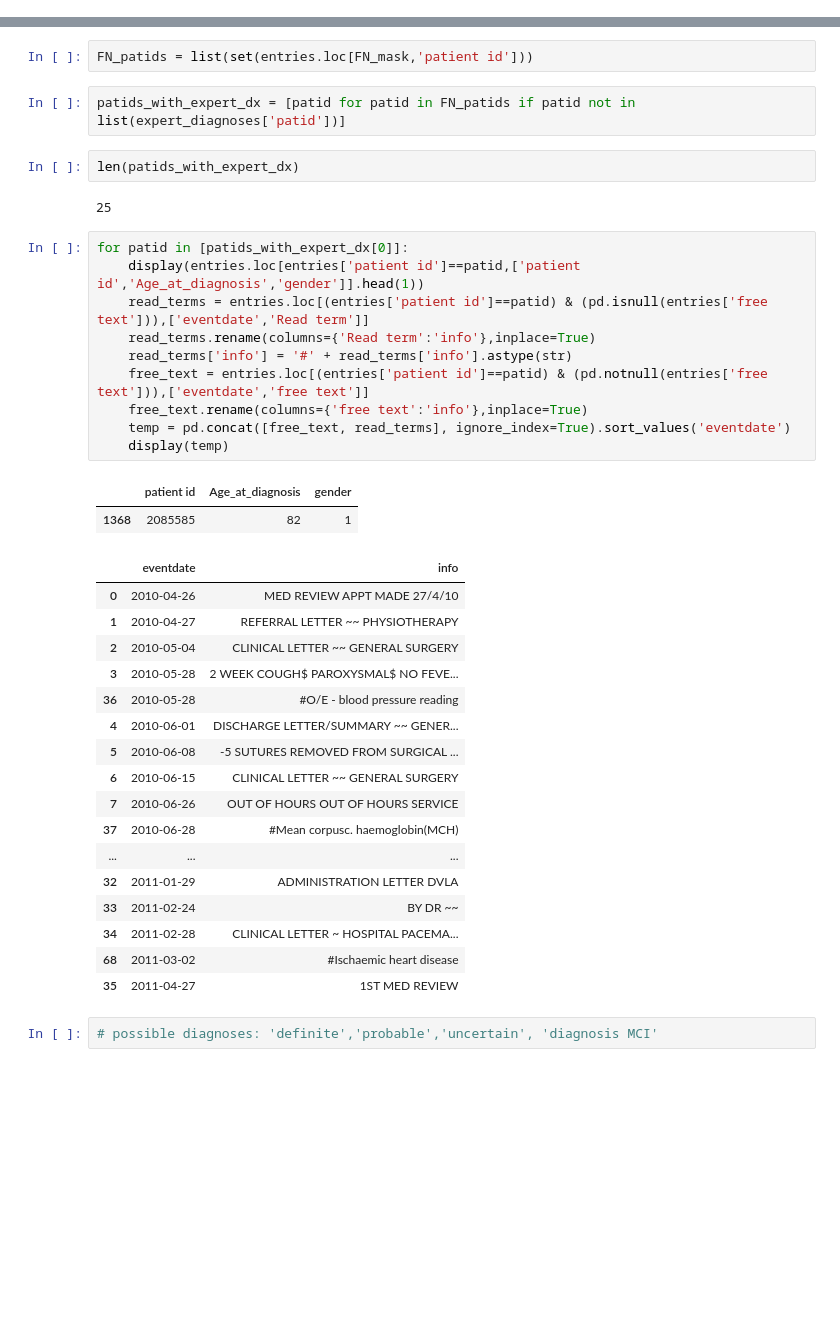
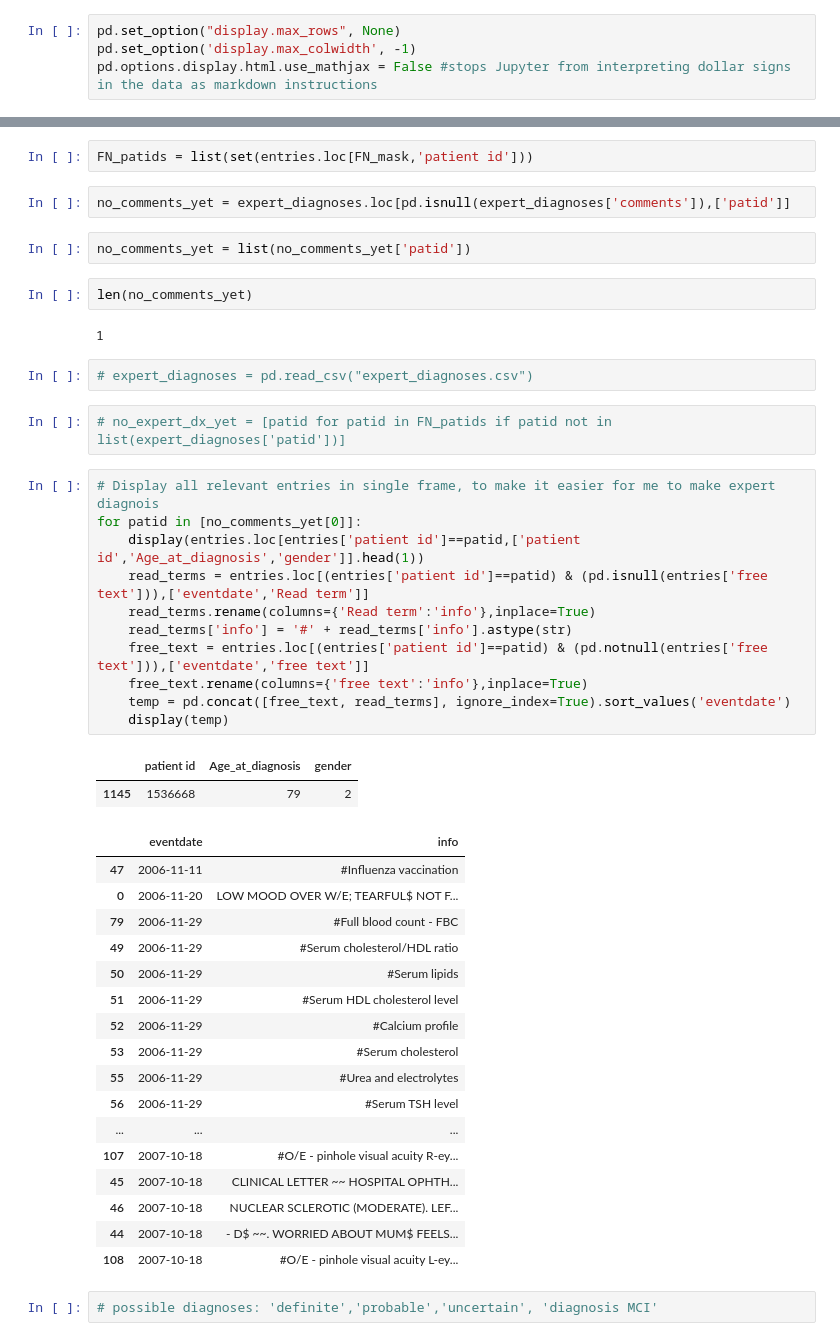
Before and after one commit to zurfarosa/demtext, a Jupyter notebook: make_diagnosis.ipynb, the cells around one changed output, grey strips where cells are left out. Drawn from its saved outputs; the diff is of its cells as text; blank space fills up the shorter version.

Commit message:
expert diagnoses all made

```diff
--- a/make_diagnosis.ipynb
+++ b/make_diagnosis.ipynb
@@ -26,3 +22,7 @@ pd.set_option('display.max_colwidth', -1)
+# %%
+pd.set_option("display.max_rows", None)
+pd.set_option('display.max_colwidth', -1)
+pd.options.display.html.use_mathjax = False #stops Jupyter from interpreting dollar signs in the data as markdown instructions
 # %%
 #create df in which I will store my diagnoses of dementia
 patids_with_expert_dx = pd.DataFrame(columns=['patid','expert_dx'])
@@ -32,41 +32,48 @@ entries = pd.read_excel("Anna's edits v3 FINAL.xlsx",sheet_name='entries')
 FN_mask = entries['entry id'].str.contains('FN')
 # %%
 FN_patids = list(set(entries.loc[FN_mask,'patient id']))
+# %%
+no_comments_yet = expert_diagnoses.loc[pd.isnull(expert_diagnoses['comments']),['patid']]
+# %%
+no_comments_yet = list(no_comments_yet['patid'])
+# %%
+len(no_comments_yet)
+# %% [output]
+1
+# %%
+# expert_diagnoses = pd.read_csv("expert_diagnoses.csv")
 # %%
-patids_with_expert_dx = [patid for patid in FN_patids if patid not in list(expert_diagnoses['patid'])]
+# no_expert_dx_yet = [patid for patid in FN_patids if patid not in list(expert_diagnoses['patid'])]
-# %%
-len(patids_with_expert_dx)
-# %% [output]
-25
 # %%
-for patid in [patids_with_expert_dx[0]]:
+# Display all relevant entries in single frame, to make it easier for me to make expert diagnois
+for patid in [no_comments_yet[0]]:
     display(entries.loc[entries['patient id']==patid,['patient id','Age_at_diagnosis','gender']].head(1))
     read_terms = entries.loc[(entries['patient id']==patid) & (pd.isnull(entries['free text'])),['eventdate','Read term']]
     read_terms.rename(columns={'Read term':'info'},inplace=True)
     read_terms['info'] = '#' + read_terms['info'].astype(str)
     free_text = entries.loc[(entries['patient id']==patid) & (pd.notnull(entries['free text'])),['eventdate','free text']]
     free_text.rename(columns={'free text':'info'},inplace=True)
     temp = pd.concat([free_text, read_terms], ignore_index=True).sort_values('eventdate')
     display(temp)
 # %% [output]
 |  | patient id | Age_at_diagnosis | gender |
-| 1368 | 2085585 | 82 | 1 |
+| 1145 | 1536668 | 79 | 2 |
 |  | eventdate | info |
-| 0 | 2010-04-26 | MED REVIEW APPT MADE 27/4/10 |
-| 1 | 2010-04-27 | REFERRAL LETTER ~~ PHYSIOTHERAPY |
-| 2 | 2010-05-04 | CLINICAL LETTER ~~ GENERAL SURGERY |
-| 3 | 2010-05-28 | 2 WEEK COUGH$ PAROXYSMAL$ NO FEVE... |
-| 36 | 2010-05-28 | #O/E - blood pressure reading |
-| 4 | 2010-06-01 | DISCHARGE LETTER/SUMMARY ~~ GENER... |
-| 5 | 2010-06-08 | -5 SUTURES REMOVED FROM SURGICAL ... |
-| 6 | 2010-06-15 | CLINICAL LETTER ~~ GENERAL SURGERY |
-| 7 | 2010-06-26 | OUT OF HOURS OUT OF HOURS SERVICE |
-| 37 | 2010-06-28 | #Mean corpusc. haemoglobin(MCH) |
+| 47 | 2006-11-11 | #Influenza vaccination |
+| 0 | 2006-11-20 | LOW MOOD OVER W/E; TEARFUL$ NOT F... |
+| 79 | 2006-11-29 | #Full blood count - FBC |
+| 49 | 2006-11-29 | #Serum cholesterol/HDL ratio |
+| 50 | 2006-11-29 | #Serum lipids |
+| 51 | 2006-11-29 | #Serum HDL cholesterol level |
+| 52 | 2006-11-29 | #Calcium profile |
+| 53 | 2006-11-29 | #Serum cholesterol |
+| 55 | 2006-11-29 | #Urea and electrolytes |
+| 56 | 2006-11-29 | #Serum TSH level |
 | ... | ... | ... |
-| 32 | 2011-01-29 | ADMINISTRATION LETTER DVLA |
-| 33 | 2011-02-24 | BY DR ~~ |
-| 34 | 2011-02-28 | CLINICAL LETTER ~ HOSPITAL PACEMA... |
-| 68 | 2011-03-02 | #Ischaemic heart disease |
-| 35 | 2011-04-27 | 1ST MED REVIEW |
+| 107 | 2007-10-18 | #O/E - pinhole visual acuity R-ey... |
+| 45 | 2007-10-18 | CLINICAL LETTER ~~ HOSPITAL OPHTH... |
+| 46 | 2007-10-18 | NUCLEAR SCLEROTIC (MODERATE). LEF... |
+| 44 | 2007-10-18 | - D$ ~~. WORRIED ABOUT MUM$ FEELS... |
+| 108 | 2007-10-18 | #O/E - pinhole visual acuity L-ey... |
 # %%
 # possible diagnoses: 'definite','probable','uncertain', 'diagnosis MCI'
```
Also changed, not shown: parts of 9 cells of this notebook, 2 other files.
